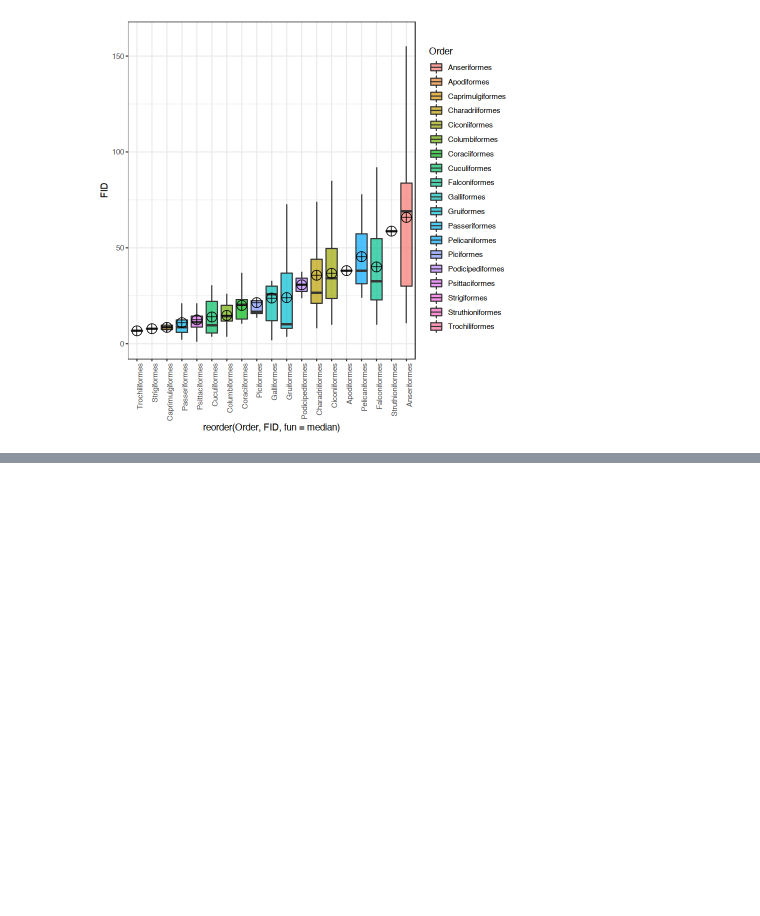
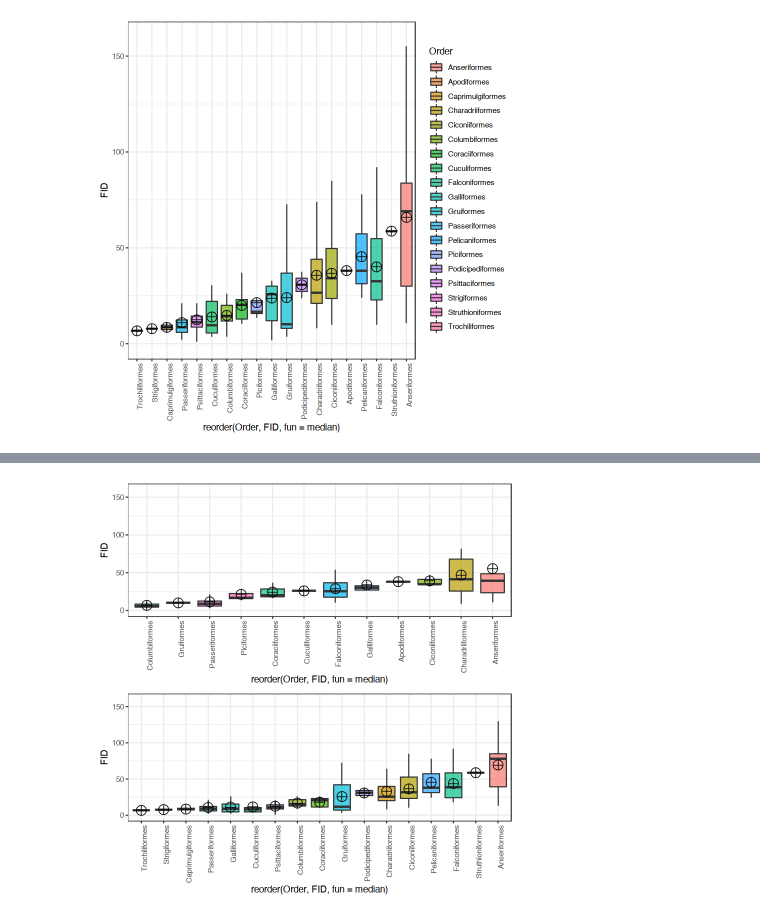
Before and after one commit to norberello/bird-fear-distances, a Jupyter notebook: FID birds by continent.ipynb, the cells around one changed output, grey strips where cells are left out. Cells and saved outputs as stored; diff of their text form; code cells hidden in the pictures; blank space fills up the shorter version.

```diff
--- a/FID birds by continent.ipynb
+++ b/FID birds by continent.ipynb
@@ -268,0 +282,14 @@ Warning message:
+# %%
+data <- FID.data %>% filter(Continent=="Europe")
+a<-ggplot(data, aes(x = reorder(Order,FID,fun=median), y=FID, fill=Order)) +
+    geom_boxplot(alpha=0.7,outlier.shape=NA) +
+    stat_summary(fun=mean, geom="point", shape=10, size=5, color="black", fill="red") +
+    theme(legend.position="none")+
+  ylim(0,160)+theme_bw()+ theme(axis.text.x=element_text(angle=90, hjust=1))+ theme(legend.position = "none")
+# %%
+data2 <- FID.data %>% filter(Continent=="America-Australia")
+b<-ggplot(data2, aes(x = reorder(Order,FID,fun=median), y=FID, fill=Order)) +
+    geom_boxplot(alpha=0.7,outlier.shape=NA) +
+    stat_summary(fun=mean, geom="point", shape=10, size=5, color="black", fill="red") +
+    theme(legend.position="none")+
+  ylim(0,160)+theme_bw()+ theme(axis.text.x=element_text(angle=90, hjust=1))+ theme(legend.position = "none")
@@ -268,0 +298,3 @@ Warning message:
+# %%
+grid.arrange(a,b,ncol=1)
+# %% [output]
@@ -268,0 +309 @@ Warning message:
+[figure, added]
```
Also changed, not shown: parts of 3 cells of this notebook.
